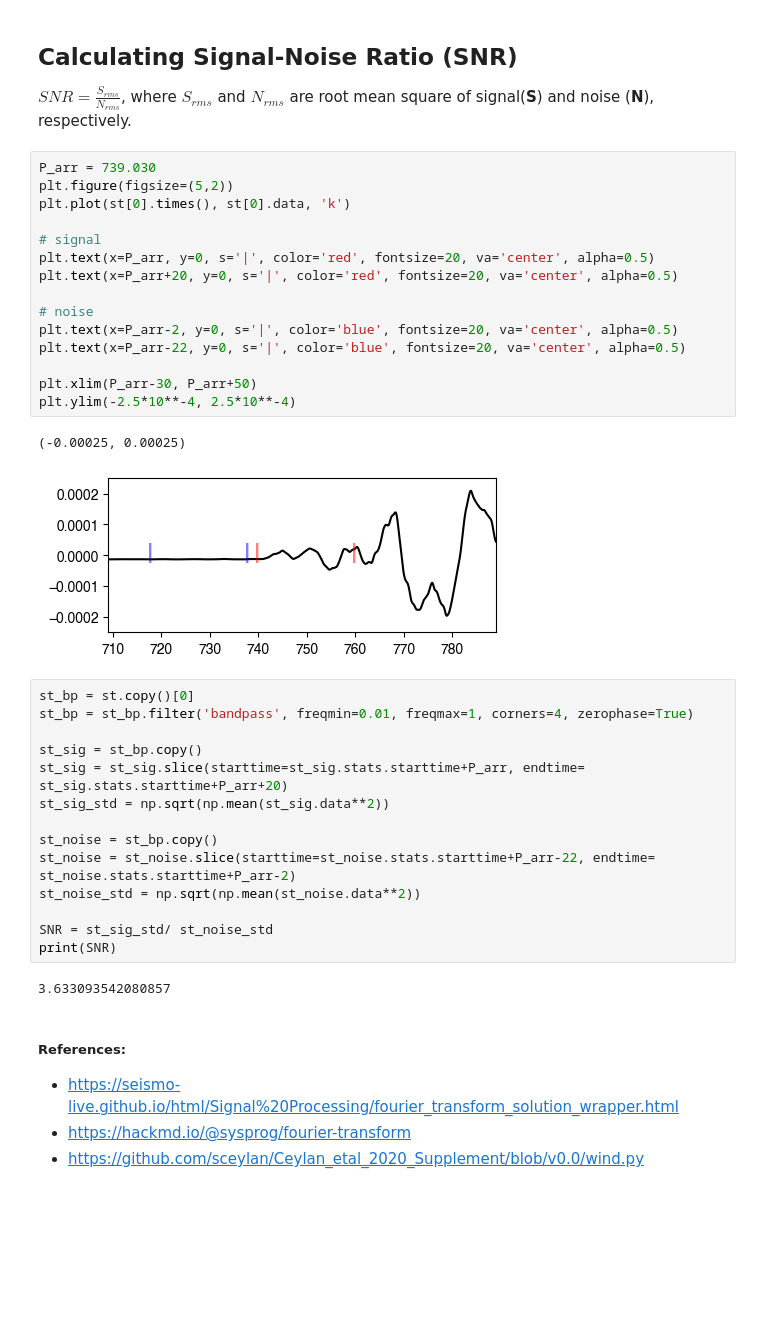
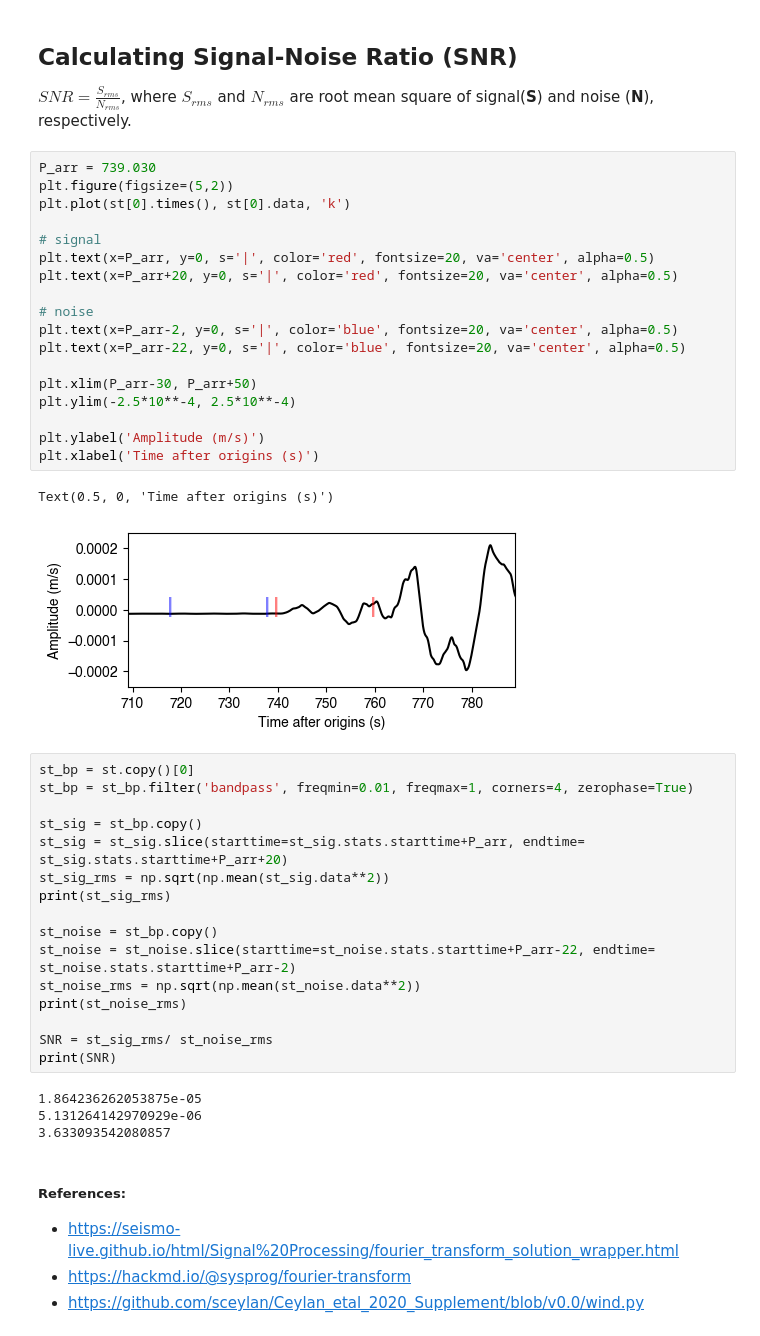
Before and after one commit to jhtong33/2024_NTU_python101, a Jupyter notebook: 04.fft_basic.ipynb, the cells around one changed output. Saved outputs shown, nothing was run; the diff lists cells and outputs as text; blank space fills up the shorter version.

```diff
--- a/04.fft_basic.ipynb
+++ b/04.fft_basic.ipynb
@@ -267,36 +297,43 @@ $SNR = \frac{S_{rms}}{N_{rms}}$, where $S_{rms}$ and $N_{rms}$ are root mean squ
 # %%
 P_arr = 739.030
 plt.figure(figsize=(5,2))
 plt.plot(st[0].times(), st[0].data, 'k')
 
 # signal
 plt.text(x=P_arr, y=0, s='|', color='red', fontsize=20, va='center', alpha=0.5)
 plt.text(x=P_arr+20, y=0, s='|', color='red', fontsize=20, va='center', alpha=0.5)
 
 # noise
 plt.text(x=P_arr-2, y=0, s='|', color='blue', fontsize=20, va='center', alpha=0.5)
 plt.text(x=P_arr-22, y=0, s='|', color='blue', fontsize=20, va='center', alpha=0.5)
 
 plt.xlim(P_arr-30, P_arr+50)
 plt.ylim(-2.5*10**-4, 2.5*10**-4)
+
+plt.ylabel('Amplitude (m/s)')
+plt.xlabel('Time after origins (s)')
 # %% [output]
-(-0.00025, 0.00025)
+Text(0.5, 0, 'Time after origins (s)')
-[figure, old version]
+[figure, new version]
 # %%
 st_bp = st.copy()[0]
 st_bp = st_bp.filter('bandpass', freqmin=0.01, freqmax=1, corners=4, zerophase=True)
 
 st_sig = st_bp.copy()
 st_sig = st_sig.slice(starttime=st_sig.stats.starttime+P_arr, endtime= st_sig.stats.starttime+P_arr+20)
-st_sig_std = np.sqrt(np.mean(st_sig.data**2))
+st_sig_rms = np.sqrt(np.mean(st_sig.data**2))
+print(st_sig_rms)
 
 st_noise = st_bp.copy()
 st_noise = st_noise.slice(starttime=st_noise.stats.starttime+P_arr-22, endtime= st_noise.stats.starttime+P_arr-2)
-st_noise_std = np.sqrt(np.mean(st_noise.data**2))
+st_noise_rms = np.sqrt(np.mean(st_noise.data**2))
+print(st_noise_rms)
 
-SNR = st_sig_std/ st_noise_std
+SNR = st_sig_rms/ st_noise_rms
 print(SNR)
 # %% [output]
+1.864236262053875e-05
+5.131264142970929e-06
 3.633093542080857
 # %% [markdown]
 ##### References:
```
Also changed, not shown: parts of 14 cells of this notebook.
